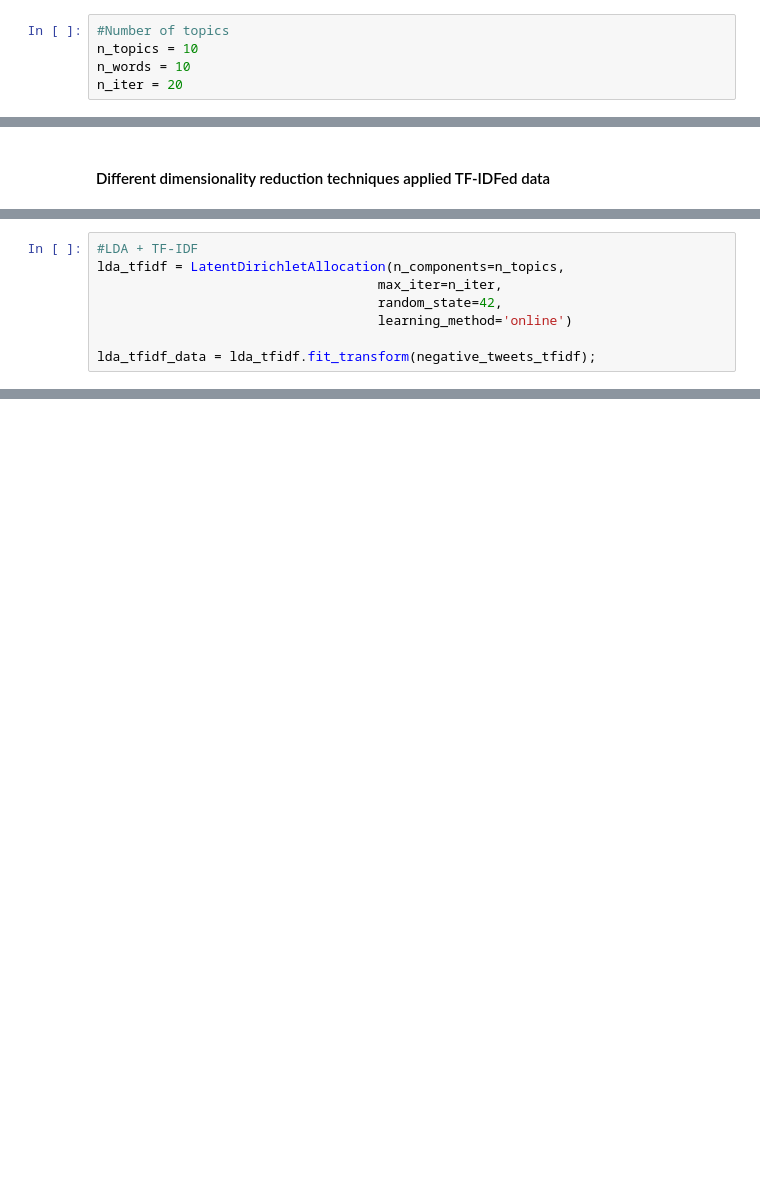
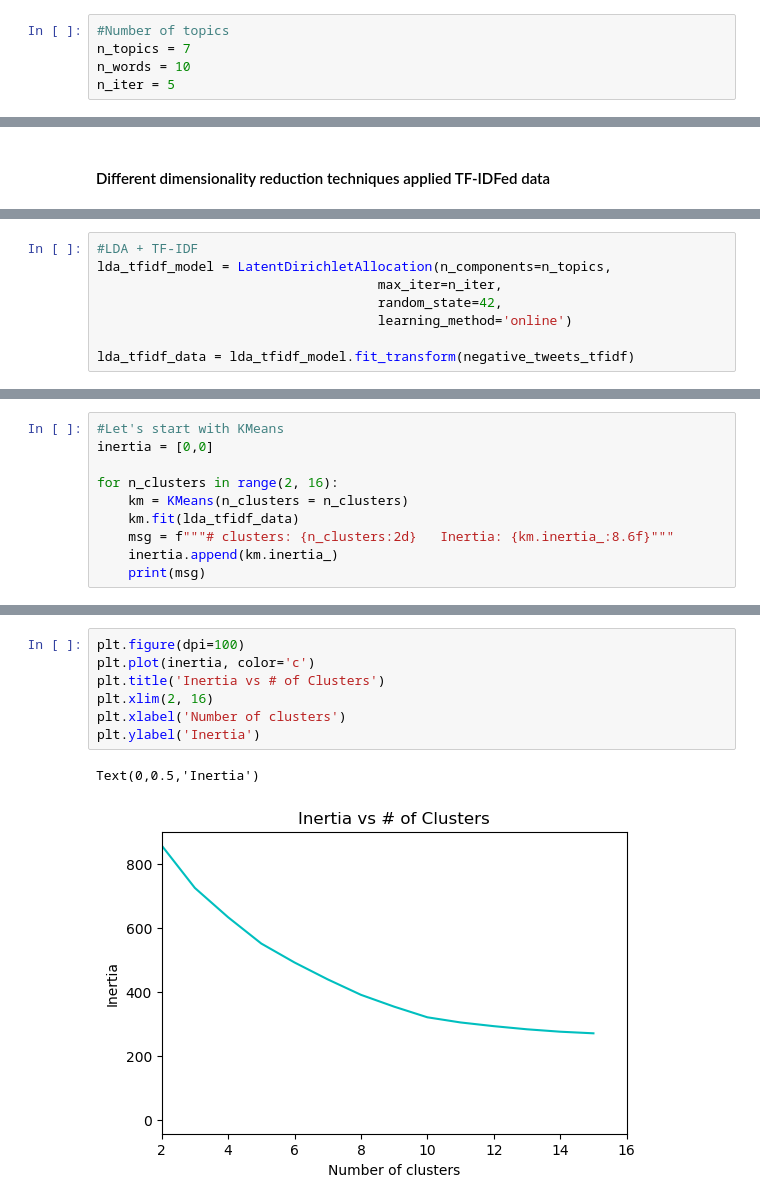
Before and after one commit to Auste1989/metis_projects, a Jupyter notebook: Customer_Review_Sentiment_Analysis/Customer_Review_Sentiment_Analysis_Modelling.ipynb, the cells around one changed output, grey strips where cells are left out. Cells and saved outputs as stored; diff of their text form; blank space fills up the shorter version.

```diff
--- a/Customer_Review_Sentiment_Analysis/Customer_Review_Sentiment_Analysis_Modelling.ipynb
+++ b/Customer_Review_Sentiment_Analysis/Customer_Review_Sentiment_Analysis_Modelling.ipynb
@@ -206,9 +209,9 @@ negative_tweets_tfidf.head()
 ## Dimensionality reduction fun
 # %%
 #Number of topics
-n_topics = 10
+n_topics = 7
 n_words = 10
-n_iter = 20
+n_iter = 5
 # %% [markdown]
 #### Different dimensionality reduction techniques applied CountVectorized data
 # %%
@@ -320,9 +301,9 @@ hold, hours, hour, get, problems, booking problems, booking, worst, flight booki
 # %%
 #LDA + TF-IDF
-lda_tfidf = LatentDirichletAllocation(n_components=n_topics,
+lda_tfidf_model = LatentDirichletAllocation(n_components=n_topics,
                                     max_iter=n_iter,
                                     random_state=42,
                                     learning_method='online')
 
-lda_tfidf_data = lda_tfidf.fit_transform(negative_tweets_tfidf);
+lda_tfidf_data = lda_tfidf_model.fit_transform(negative_tweets_tfidf)
 # %%
@@ -368,0 +361,10 @@ flight, cancelled, cancelled flightled, flightled, get, tomorrow, stuck, flight
+# %%
+#Let's start with KMeans
+inertia = [0,0]
+
+for n_clusters in range(2, 16):
+    km = KMeans(n_clusters = n_clusters)
+    km.fit(lda_tfidf_data)
+    msg = f"""# clusters: {n_clusters:2d}   Inertia: {km.inertia_:8.6f}"""
+    inertia.append(km.inertia_)
+    print(msg)
@@ -368,0 +386,10 @@ flight, cancelled, cancelled flightled, flightled, get, tomorrow, stuck, flight
+# %%
+plt.figure(dpi=100)
+plt.plot(inertia, color='c')
+plt.title('Inertia vs # of Clusters')
+plt.xlim(2, 16)
+plt.xlabel('Number of clusters')
+plt.ylabel('Inertia')
+# %% [output]
+Text(0,0.5,'Inertia')
+[figure, added]
```
Also changed, not shown: parts of 50 cells of this notebook, 5 other files.
